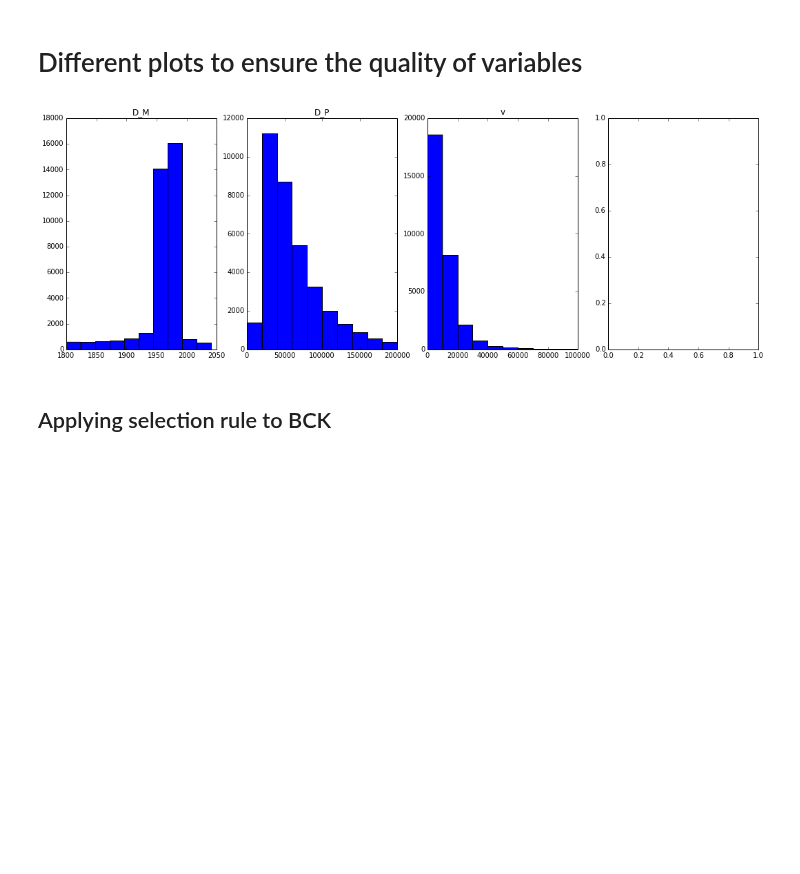
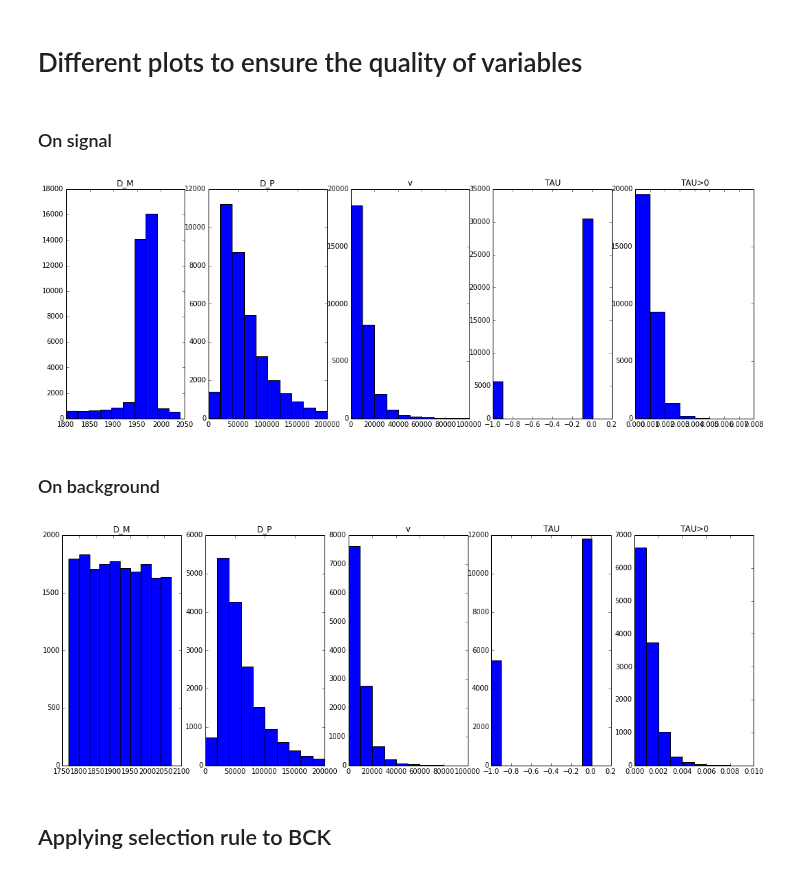
Before and after one commit to anaderi/lhcb_trigger_ml, a Jupyter notebook: IPythonWorkflow/Analysis_DInto3h_widebck.ipynb, the cells around one changed output. Saved outputs shown, nothing was run; the diff lists cells and outputs as text; code cells hidden in the pictures; blank space fills up the shorter version.

Commit message:
added plots of tau

```diff
--- a/IPythonWorkflow/Analysis_DInto3h_widebck.ipynb
+++ b/IPythonWorkflow/Analysis_DInto3h_widebck.ipynb
@@ -22,3 +15,6 @@ uniform gradient boosting is ok
+# %%
+def print_heading(x, level=3):
+    display_html("<h%i>%s</h%i>" % (level, str(x), level), raw=True)
 # %%
 uniform_variables = ['D_M']
 helping_variables = ['D_BKGCAT'] + ['p' + str(i) + '_P' + letter for i in [1,2,3] for letter in "EXYZ"] + ['D_FD_TOPPV']
@@ -54,26 +50,36 @@ bg_wcc = load_file('ccbar_bkg_ppp_wide.root')
 # %%
 def plot_on_df(df):
     df = df.copy()
     df['v'] = df.eval('D_FD_TOPPV / D_TRUETAU')
     p_new = df.eval('D_M * v / (1 - v * v) ** 0.5')
 
     figure(figsize=[18, 6])
-    subplot(141)
+    subplot(151)
     title('D_M'), hist(df['D_M'])
-    subplot(142)
+    subplot(152)
     title('D_P'), hist(df['D_P'], range=[0, 200000])
-    subplot(143)
+    subplot(153)
     v = df['v']
     title( 'v' ), hist(v[isfinite(v)], range=[0, 100000])
-    subplot(144)
+    subplot(154)
+    title('TAU'), hist(df['D_TRUETAU'])
+    subplot(155)
+    title('TAU>0'), hist(df['D_TRUETAU'], range=[0, 0.01])
+
 #     print p_new[isfinite(p_new)]
 #     title('new P'), hist()
     show()
 # hist(signal1.eval('D_P * D_TRUETAU / D_FD_OWNPV'))
 
+print_heading('On signal')
 plot_on_df(signal1)
+print_heading('On background')
+plot_on_df(bg_wbb)
 # %% [output]
+On signal
-[figure, old version]
+[figure, new version]
+On background
+[figure, added]
 # %% [markdown]
 ## Applying selection rule to BCK
 # %%
```
Also changed, not shown: parts of 1 cell of this notebook.
